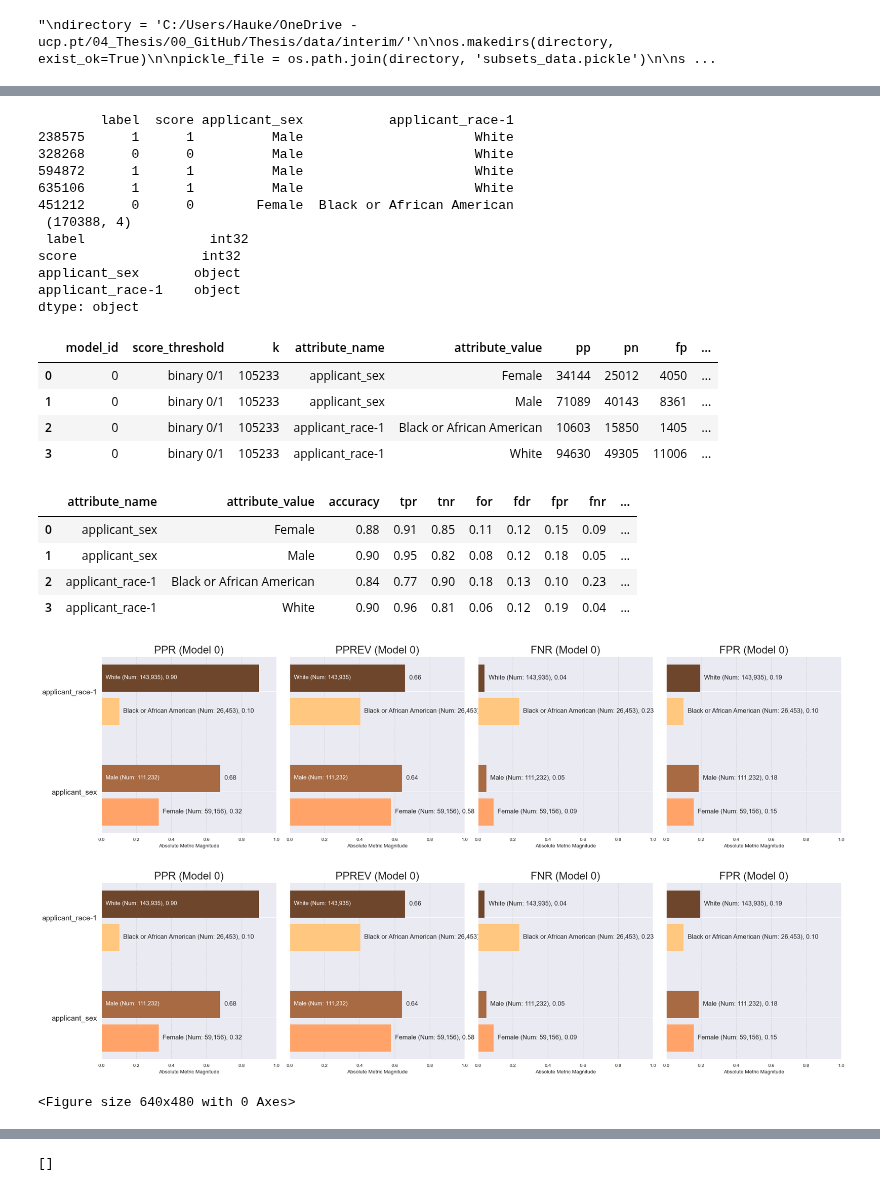
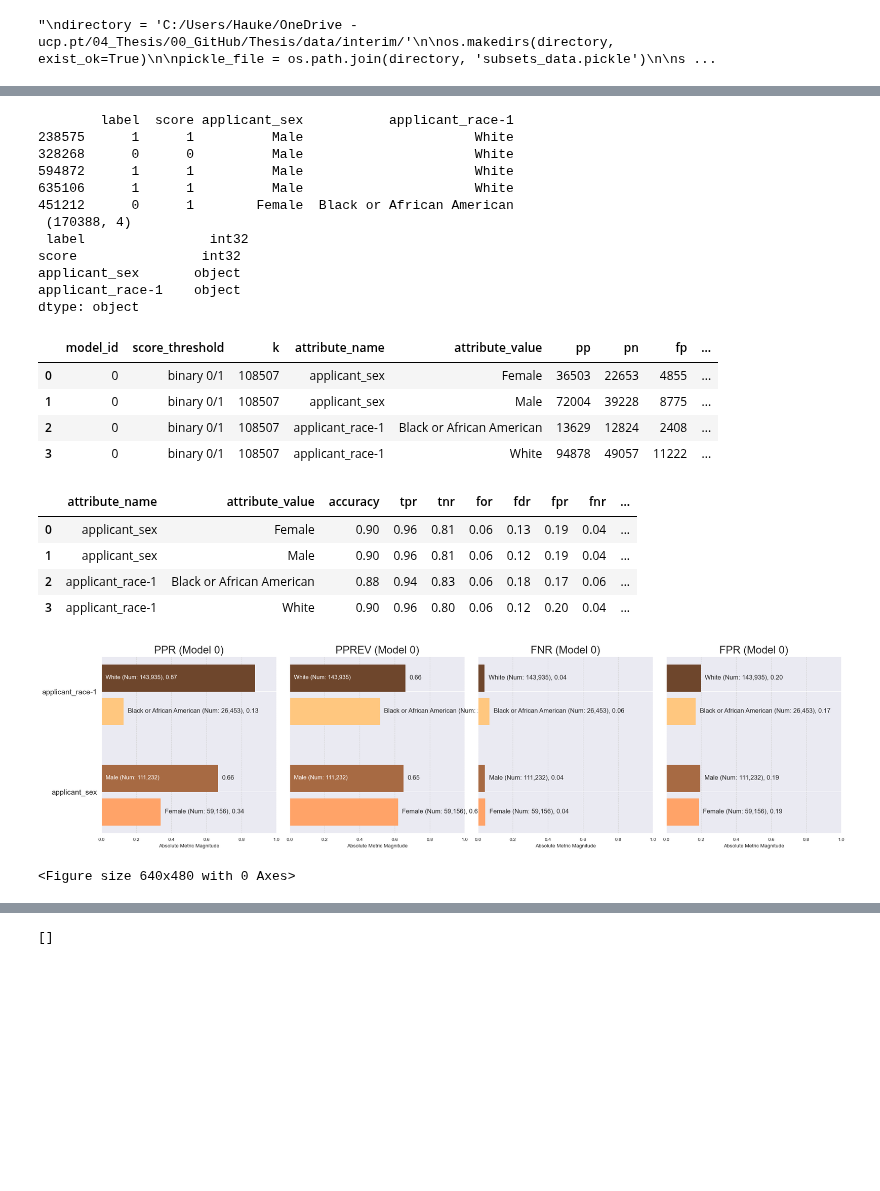
Before and after one commit to HaukeSchwarz/Thesis, a Jupyter notebook: notebooks/NN_Fairness_1.ipynb, the cells around one changed output, grey strips where cells are left out. Drawn from its saved outputs; the diff is of its cells as text; code cells hidden in the pictures; blank space fills up the shorter version.

```diff
--- a/notebooks/NN_Fairness_1.ipynb
+++ b/notebooks/NN_Fairness_1.ipynb
@@ -35,9 +36,9 @@ HMDA_clean_final = pd.read_pickle("C:/Users/Hauke/OneDrive - ucp.pt/04_Thesis/00
 # %%
 HMDA_clean_final['loan_granted'] = (HMDA_clean_final['loan_granted'] == 'Granted').astype(int)
 
-HMDA_encoded =
+HMDA_encoded = pd.get_dummies(HMDA_clean_final, columns=['applicant_sex', 'applicant_race-1', 'loan_type', 'debt_to_income_ratio', 'lien_status'], drop_first=True)
 
-X = HMDA_encoded.drop(columns=['loan_granted'])pd.get_dummies(HMDA_clean_final, columns=['applicant_sex', 'applicant_race-1', 'loan_type', 'debt_to_income_ratio', 'lien_status'], drop_first=True)
+X = HMDA_encoded.drop(columns=['loan_granted'])
 y = HMDA_encoded['loan_granted']
 X_train, X_test, y_train, y_test = train_test_split(X, y, test_size=0.2, random_state=42)
 X_train, X_val, y_train, y_val = train_test_split(X_train, y_train, test_size=0.2, random_state=42)
@@ -149,17 +195,22 @@ with open(pickle_file, 'wb') as f:
 # %% [output]
 "\ndirectory = 'C:/Users/Hauke/OneDrive - ucp.pt/04_Thesis/00_GitHub/Thesis/data/interim/'\n\nos.makedirs(directory, exist_ok=True)\n\npickle_file = os.path.join(directory, 'subsets_data.pickle')\n\ns ...
 # %%
+early_stopping = EarlyStopping(monitor='val_loss', patience=5, restore_best_weights=True)
+model_checkpoint = ModelCheckpoint('best_model.h5', save_best_only=True, monitor='val_loss', mode='min')
+
 model = keras.Sequential([
-    keras.layers.Dense(24, activation="relu", kernel_regularizer=keras.regularizers.l2(0.001), input_shape=(X_train_scaled.shape[1],)),
-    keras.layers.Dense(48, activation="relu", kernel_regularizer=keras.regularizers.l2(0.001)),
+    keras.layers.Dense(32, activation="relu", kernel_regularizer=keras.regularizers.l2(0.001), input_shape=(X_train_scaled.shape[1],)),
+    keras.layers.Dense(64, activation="relu", kernel_regularizer=keras.regularizers.l2(0.001)),
     keras.layers.Dropout(0.1),
-    keras.layers.Dense(24, activation="relu", kernel_regularizer=keras.regularizers.l2(0.001)),
+    keras.layers.Dense(128, activation="relu"),
+    keras.layers.Dropout(0.25),
+    keras.layers.Dense(64, activation="relu", kernel_regularizer=keras.regularizers.l2(0.001)),
     keras.layers.Dropout(0.1),
     keras.layers.Dense(1, activation="sigmoid")
 ])
 
 model.compile(optimizer="adam", loss="binary_crossentropy", metrics=["accuracy"])
 
-history = model.fit(X_train_scaled, y_train, validation_data=(X_val_scaled, y_val), epochs=10, batch_size=32)
+history = model.fit(X_train_scaled, y_train, validation_data=(X_val_scaled, y_val), epochs=30, batch_size=48, callbacks=[early_stopping, model_checkpoint])
 # %% [output]
 Epoch 1/10
@@ -251,7 +302,7 @@ print(results.head(), "\n", results.shape, "\n", results.dtypes)
 328268      0      0          Male                      White
 594872      1      1          Male                      White
 635106      1      1          Male                      White
-451212      0      0        Female  Black or African American
+451212      0      1        Female  Black or African American
  (170388, 4)
  label                int32
 score                int32
@@ -276,25 +327,24 @@ absolute_metrics = g.list_absolute_metrics(xtab)
 xtab[[col for col in xtab.columns if col not in absolute_metrics]]
 # %% [output]
 |  | model_id | score_threshold | k | attribute_name | attribute_value | pp | pn | fp | ... |
-| 0 | 0 | binary 0/1 | 105233 | applicant_sex | Female | 34144 | 25012 | 4050 | ... |
-| 1 | 0 | binary 0/1 | 105233 | applicant_sex | Male | 71089 | 40143 | 8361 | ... |
-| 2 | 0 | binary 0/1 | 105233 | applicant_race-1 | Black or African American | 10603 | 15850 | 1405 | ... |
-| 3 | 0 | binary 0/1 | 105233 | applicant_race-1 | White | 94630 | 49305 | 11006 | ... |
+| 0 | 0 | binary 0/1 | 108507 | applicant_sex | Female | 36503 | 22653 | 4855 | ... |
+| 1 | 0 | binary 0/1 | 108507 | applicant_sex | Male | 72004 | 39228 | 8775 | ... |
+| 2 | 0 | binary 0/1 | 108507 | applicant_race-1 | Black or African American | 13629 | 12824 | 2408 | ... |
+| 3 | 0 | binary 0/1 | 108507 | applicant_race-1 | White | 94878 | 49057 | 11222 | ... |
 # %%
 xtab[['attribute_name', 'attribute_value'] + absolute_metrics].round(2)
 # %% [output]
 |  | attribute_name | attribute_value | accuracy | tpr | tnr | for | fdr | fpr | fnr | ... |
-| 0 | applicant_sex | Female | 0.88 | 0.91 | 0.85 | 0.11 | 0.12 | 0.15 | 0.09 | ... |
-| 1 | applicant_sex | Male | 0.90 | 0.95 | 0.82 | 0.08 | 0.12 | 0.18 | 0.05 | ... |
-| 2 | applicant_race-1 | Black or African American | 0.84 | 0.77 | 0.90 | 0.18 | 0.13 | 0.10 | 0.23 | ... |
-| 3 | applicant_race-1 | White | 0.90 | 0.96 | 0.81 | 0.06 | 0.12 | 0.19 | 0.04 | ... |
+| 0 | applicant_sex | Female | 0.90 | 0.96 | 0.81 | 0.06 | 0.13 | 0.19 | 0.04 | ... |
+| 1 | applicant_sex | Male | 0.90 | 0.96 | 0.81 | 0.06 | 0.12 | 0.19 | 0.04 | ... |
+| 2 | applicant_race-1 | Black or African American | 0.88 | 0.94 | 0.83 | 0.06 | 0.18 | 0.17 | 0.06 | ... |
+| 3 | applicant_race-1 | White | 0.90 | 0.96 | 0.80 | 0.06 | 0.12 | 0.20 | 0.04 | ... |
 # %%
 aqp = aequitas.plotting.Plot()
 # %%
-aqp.plot_group_metric_all(xtab, metrics=['ppr','pprev','fnr','fpr'], ncols=4)
+group_metric_all = aqp.plot_group_metric_all(xtab, metrics=['ppr','pprev','fnr','fpr'], ncols=4)
 # %% [output]
-[figure, old version]
+[figure, new version]
-[figure, removed]
 <Figure size 640x480 with 0 Axes>
 # %%
 b = aequitas.bias.Bias()
```
Also changed, not shown: parts of 13 cells of this notebook.
